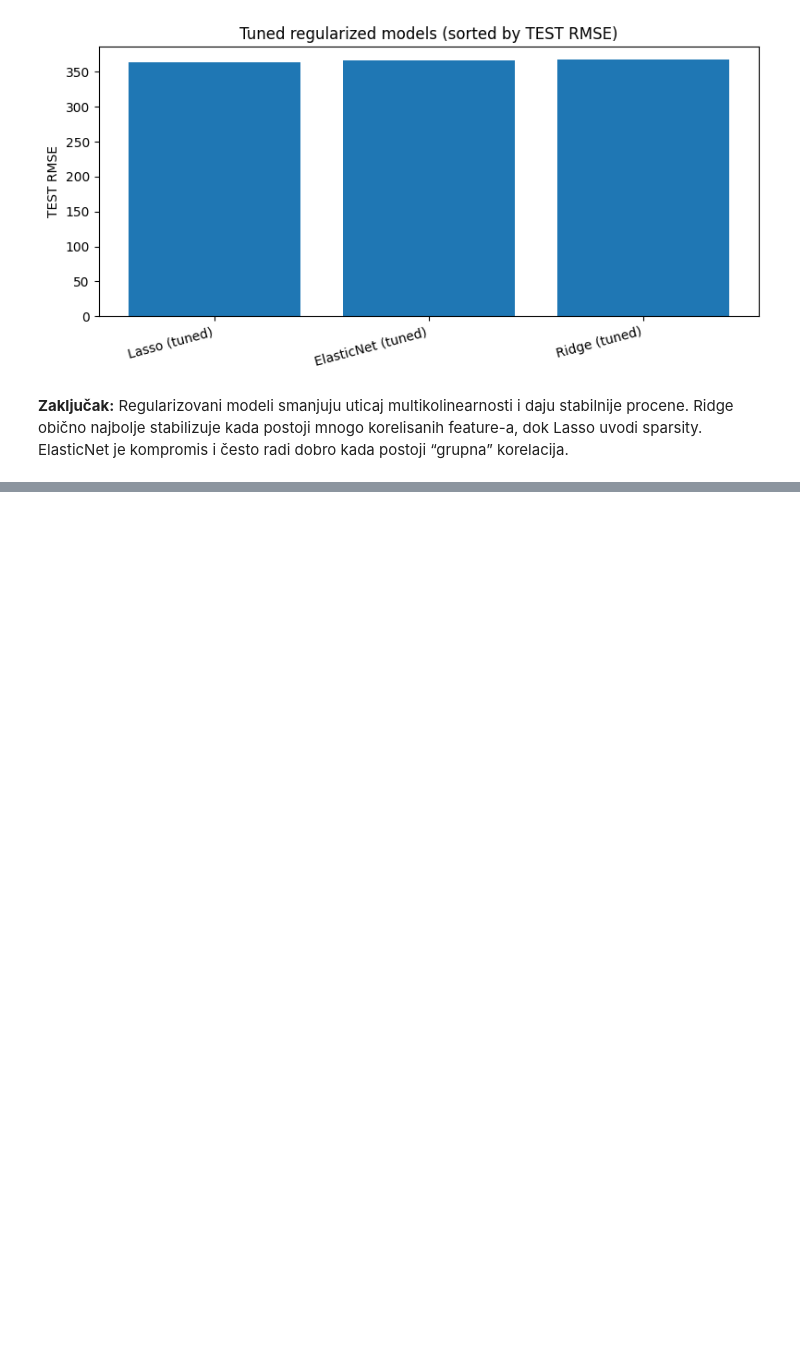
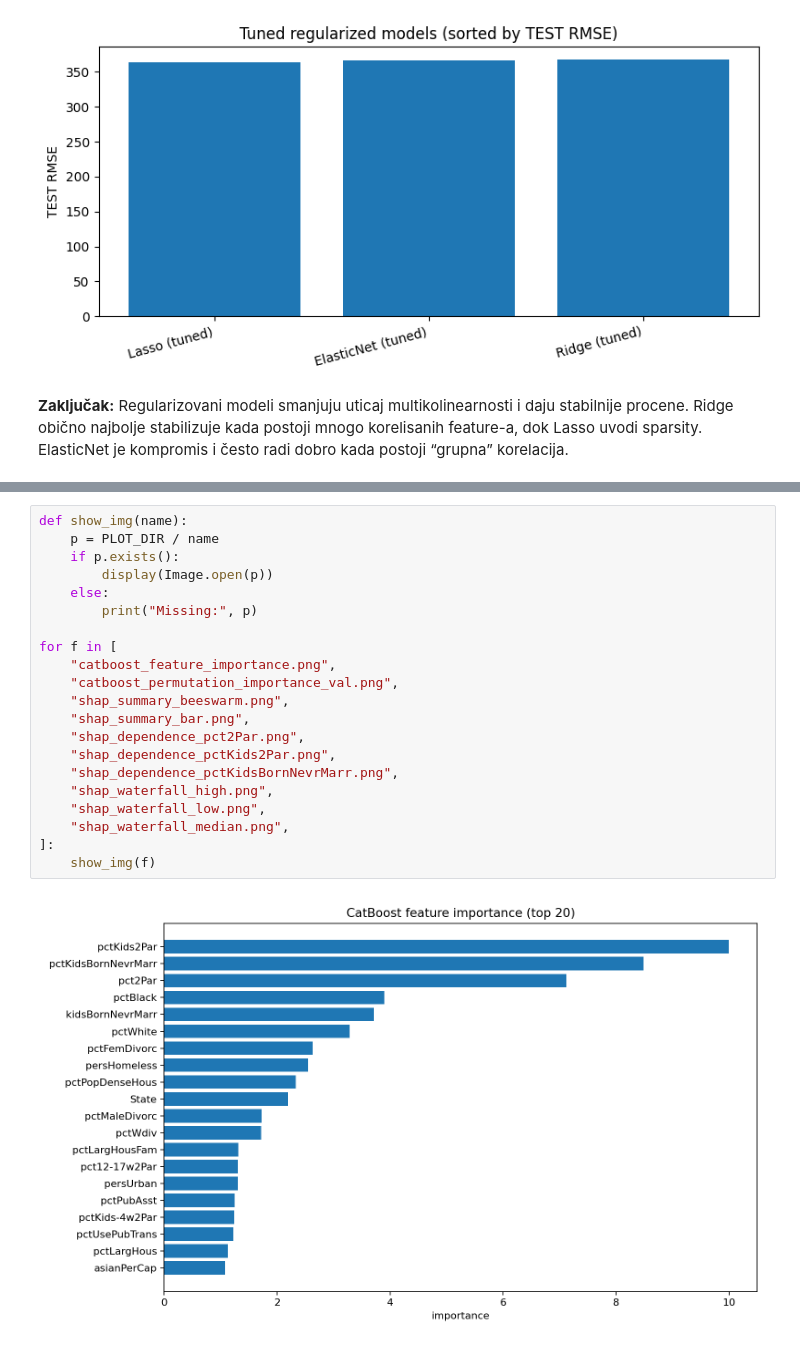
Before and after one commit to vladimircajka5/PROJEKAT_NANS, a Jupyter notebook: Predikcija stope nasilnog kriminala.ipynb, the cells around one changed output, grey strips where cells are left out. Drawn from its saved outputs; the diff is of its cells as text; blank space fills up the shorter version.

```diff
--- a/Predikcija stope nasilnog kriminala.ipynb
+++ b/Predikcija stope nasilnog kriminala.ipynb
@@ -305,0 +481,23 @@ ElasticNet je kompromis i često radi dobro kada postoji “grupna” korelacija
+# %%
+def show_img(name):
+    p = PLOT_DIR / name
+    if p.exists():
+        display(Image.open(p))
+    else:
+        print("Missing:", p)
+
+for f in [
+    "catboost_feature_importance.png",
+    "catboost_permutation_importance_val.png",
+    "shap_summary_beeswarm.png",
+    "shap_summary_bar.png",
+    "shap_dependence_pct2Par.png",
+    "shap_dependence_pctKids2Par.png",
+    "shap_dependence_pctKidsBornNevrMarr.png",
+    "shap_waterfall_high.png",
+    "shap_waterfall_low.png",
+    "shap_waterfall_median.png",
+]:
+    show_img(f)
+# %% [output]
+[figure, added]
```
Also changed, not shown: parts of 19 cells of this notebook.
